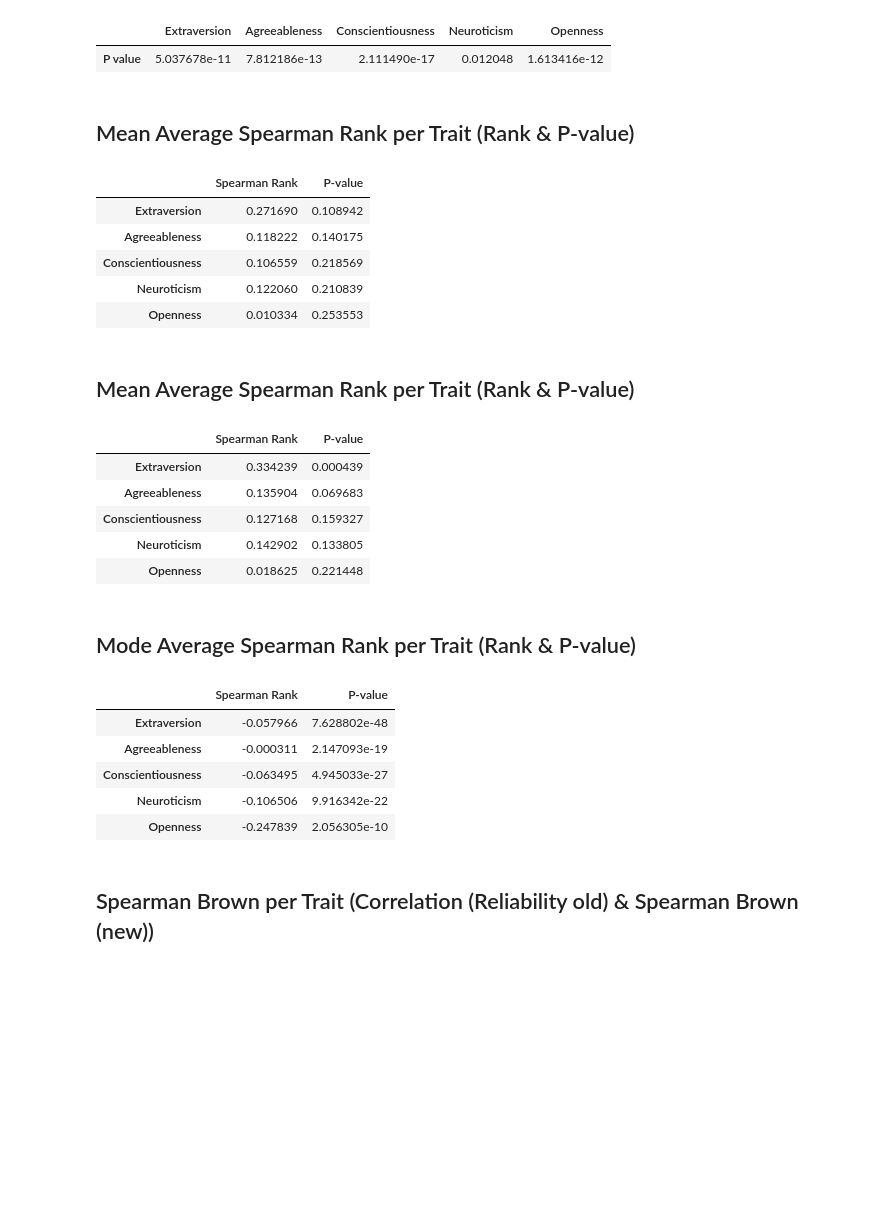
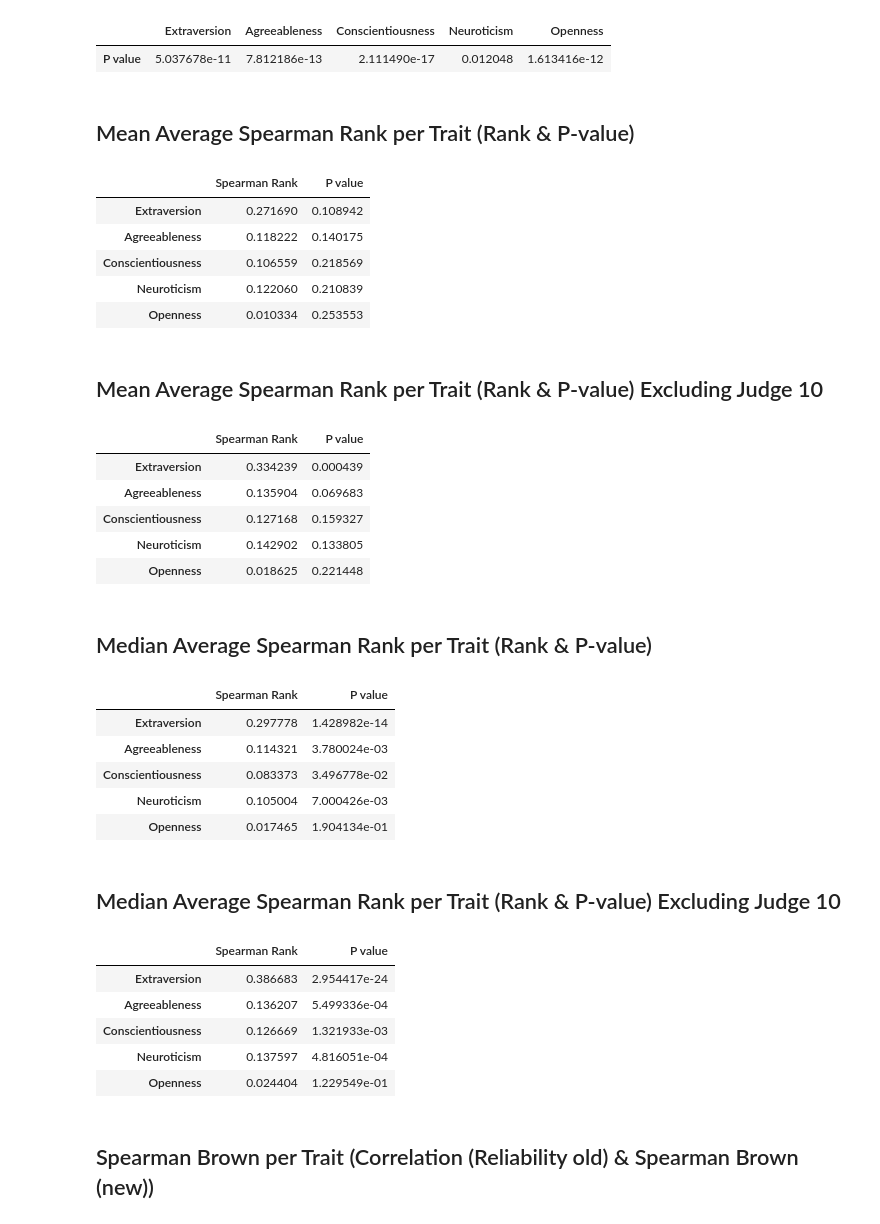
Before and after one commit to sophiak12/Individual_Project, a Jupyter notebook: src/resultsFunctions.ipynb, the cells around one changed output. Cells and saved outputs as stored; diff of their text form; code cells hidden in the pictures; blank space fills up the shorter version.

```diff
--- a/src/resultsFunctions.ipynb
+++ b/src/resultsFunctions.ipynb
@@ -24,30 +33,37 @@ tTestPvalues()
 # %%
 SpearmanAverageTable('Mean',False) #Including Judge 10
 
 SpearmanAverageTable('Mean',True) #Excluding Judge 10
 
-SpearmanAverageTable('Mode',False) #Including Judge 10
+SpearmanAverageTable('Median',False) #Including Judge 10
 
-# SpearmanModeAverageTable('Mode', True)
+SpearmanAverageTable('Median', True)
 # %% [output]
 ## Mean Average Spearman Rank per Trait (Rank & P-value)
-|  | Spearman Rank | P-value |
+|  | Spearman Rank | P value |
 | Extraversion | 0.271690 | 0.108942 |
 | Agreeableness | 0.118222 | 0.140175 |
 | Conscientiousness | 0.106559 | 0.218569 |
 | Neuroticism | 0.122060 | 0.210839 |
 | Openness | 0.010334 | 0.253553 |
-## Mean Average Spearman Rank per Trait (Rank & P-value)
+## Mean Average Spearman Rank per Trait (Rank & P-value) Excluding Judge 10
-|  | Spearman Rank | P-value |
+|  | Spearman Rank | P value |
 | Extraversion | 0.334239 | 0.000439 |
 | Agreeableness | 0.135904 | 0.069683 |
 | Conscientiousness | 0.127168 | 0.159327 |
 | Neuroticism | 0.142902 | 0.133805 |
 | Openness | 0.018625 | 0.221448 |
-## Mode Average Spearman Rank per Trait (Rank & P-value)
+## Median Average Spearman Rank per Trait (Rank & P-value)
-|  | Spearman Rank | P-value |
-| Extraversion | -0.057966 | 7.628802e-48 |
-| Agreeableness | -0.000311 | 2.147093e-19 |
-| Conscientiousness | -0.063495 | 4.945033e-27 |
-| Neuroticism | -0.106506 | 9.916342e-22 |
-| Openness | -0.247839 | 2.056305e-10 |
+|  | Spearman Rank | P value |
+| Extraversion | 0.297778 | 1.428982e-14 |
+| Agreeableness | 0.114321 | 3.780024e-03 |
+| Conscientiousness | 0.083373 | 3.496778e-02 |
+| Neuroticism | 0.105004 | 7.000426e-03 |
+| Openness | 0.017465 | 1.904134e-01 |
+## Median Average Spearman Rank per Trait (Rank & P-value) Excluding Judge 10
+|  | Spearman Rank | P value |
+| Extraversion | 0.386683 | 2.954417e-24 |
+| Agreeableness | 0.136207 | 5.499336e-04 |
+| Conscientiousness | 0.126669 | 1.321933e-03 |
+| Neuroticism | 0.137597 | 4.816051e-04 |
+| Openness | 0.024404 | 1.229549e-01 |
```
Also changed, not shown: parts of 14 cells of this notebook, 4 other files.
